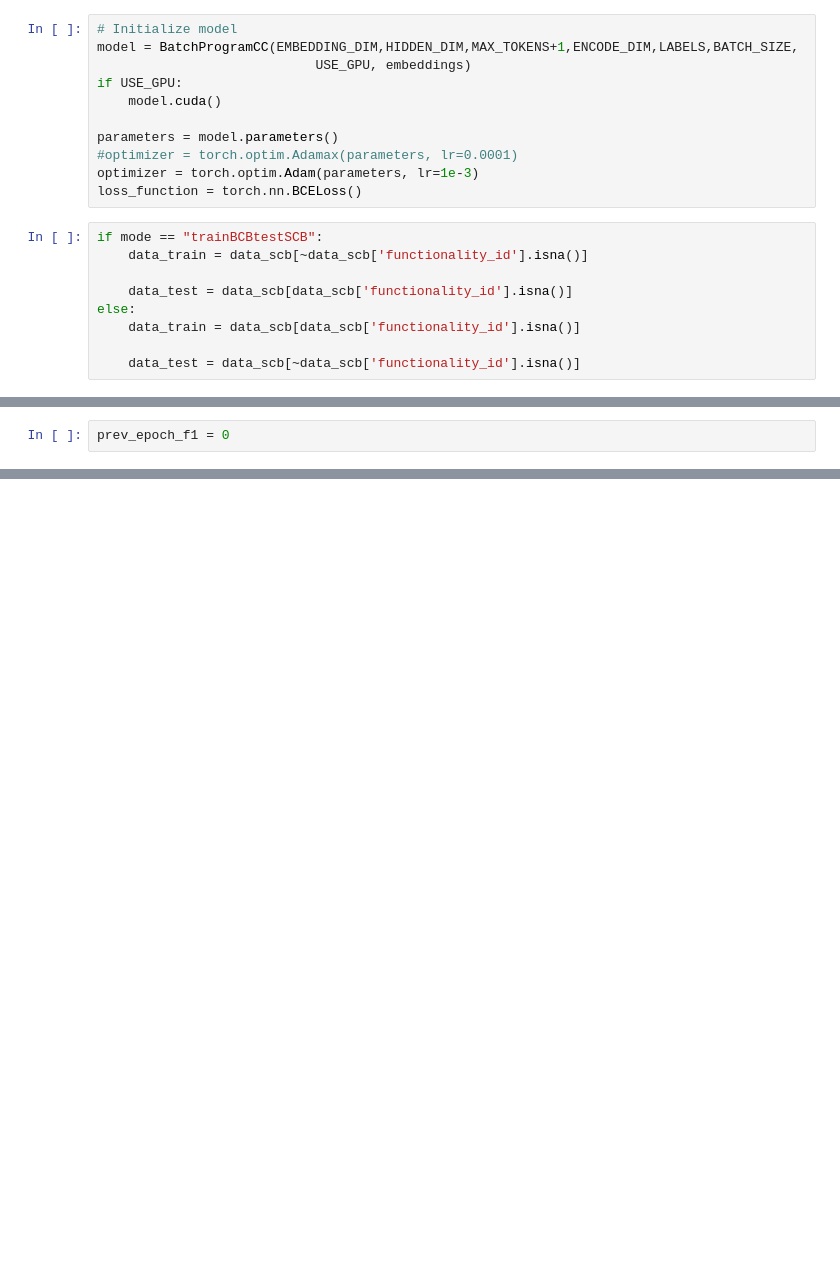
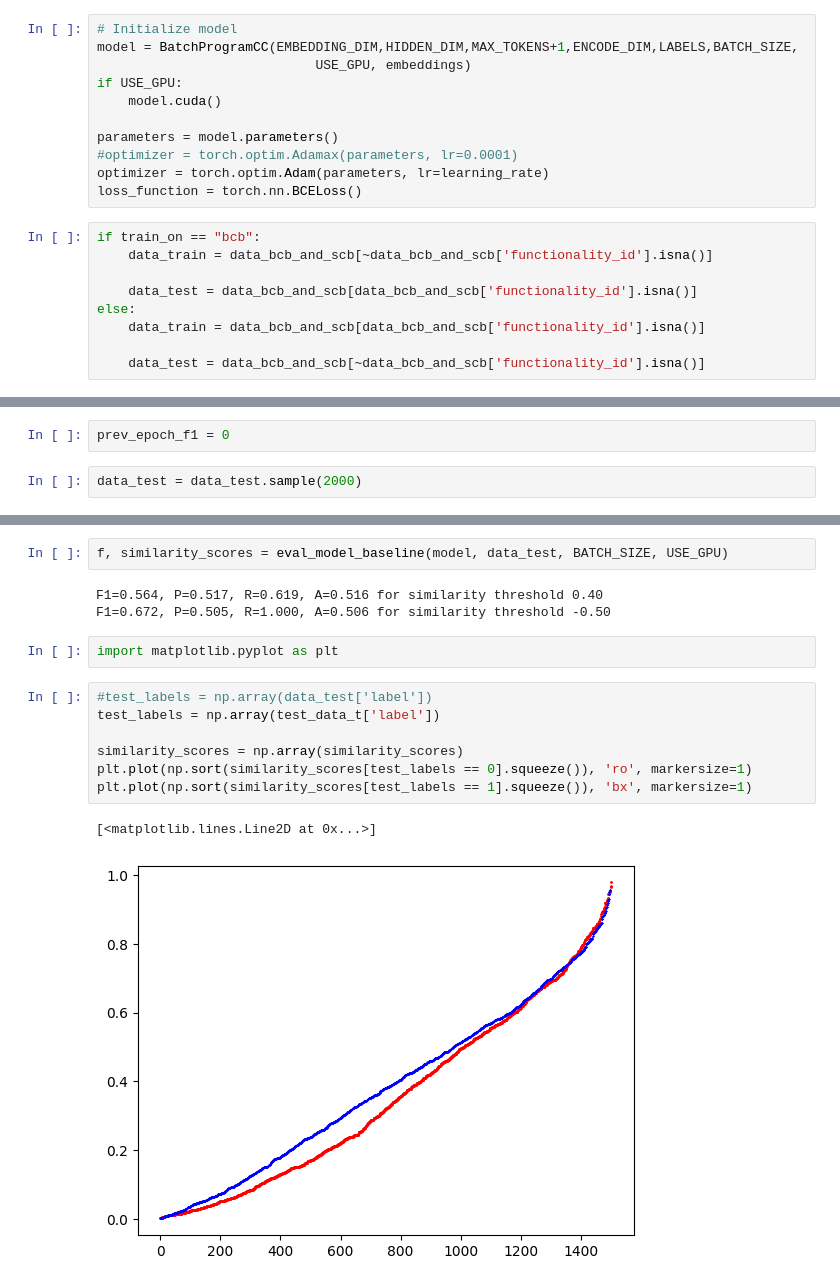
Before and after one commit to kitsiosk/astnn, a Jupyter notebook: clone/bcb_scb_baseline.ipynb, the cells around one changed output, grey strips where cells are left out. Cells and saved outputs as stored; diff of their text form; blank space fills up the shorter version.

```diff
--- a/clone/bcb_scb_baseline.ipynb
+++ b/clone/bcb_scb_baseline.ipynb
@@ -53,17 +46,17 @@ if USE_GPU:
 
 parameters = model.parameters()
 #optimizer = torch.optim.Adamax(parameters, lr=0.0001)
-optimizer = torch.optim.Adam(parameters, lr=1e-3)
+optimizer = torch.optim.Adam(parameters, lr=learning_rate)
 loss_function = torch.nn.BCELoss()
 # %%
-if mode == "trainBCBtestSCB":
-    data_train = data_scb[~data_scb['functionality_id'].isna()]
+if train_on == "bcb":
+    data_train = data_bcb_and_scb[~data_bcb_and_scb['functionality_id'].isna()]
 
-    data_test = data_scb[data_scb['functionality_id'].isna()]
+    data_test = data_bcb_and_scb[data_bcb_and_scb['functionality_id'].isna()]
 else:
-    data_train = data_scb[data_scb['functionality_id'].isna()]
+    data_train = data_bcb_and_scb[data_bcb_and_scb['functionality_id'].isna()]
 
-    data_test = data_scb[~data_scb['functionality_id'].isna()]
+    data_test = data_bcb_and_scb[~data_bcb_and_scb['functionality_id'].isna()]
 # %%
 len(data_train)
 # %% [output]
@@ -75,5 +68,7 @@ len(data_test)
 # %%
 prev_epoch_f1 = 0
+# %%
+data_test = data_test.sample(2000)
 # %%
 for epoch in range(5):
     loss_arr_train = []
@@ -107,0 +140,17 @@ for epoch in range(5):
+# %%
+f, similarity_scores = eval_model_baseline(model, data_test, BATCH_SIZE, USE_GPU)
+# %% [output]
+F1=0.564, P=0.517, R=0.619, A=0.516 for similarity threshold 0.40
+F1=0.672, P=0.505, R=1.000, A=0.506 for similarity threshold -0.50
+# %%
+import matplotlib.pyplot as plt
+# %%
+#test_labels = np.array(data_test['label'])
+test_labels = np.array(test_data_t['label'])
+
+similarity_scores = np.array(similarity_scores)
+plt.plot(np.sort(similarity_scores[test_labels == 0].squeeze()), 'ro', markersize=1)
+plt.plot(np.sort(similarity_scores[test_labels == 1].squeeze()), 'bx', markersize=1)
+# %% [output]
+[<matplotlib.lines.Line2D at 0x...>]
+[figure, added]
```
Also changed, not shown: parts of 16 cells of this notebook, 3 other files.
